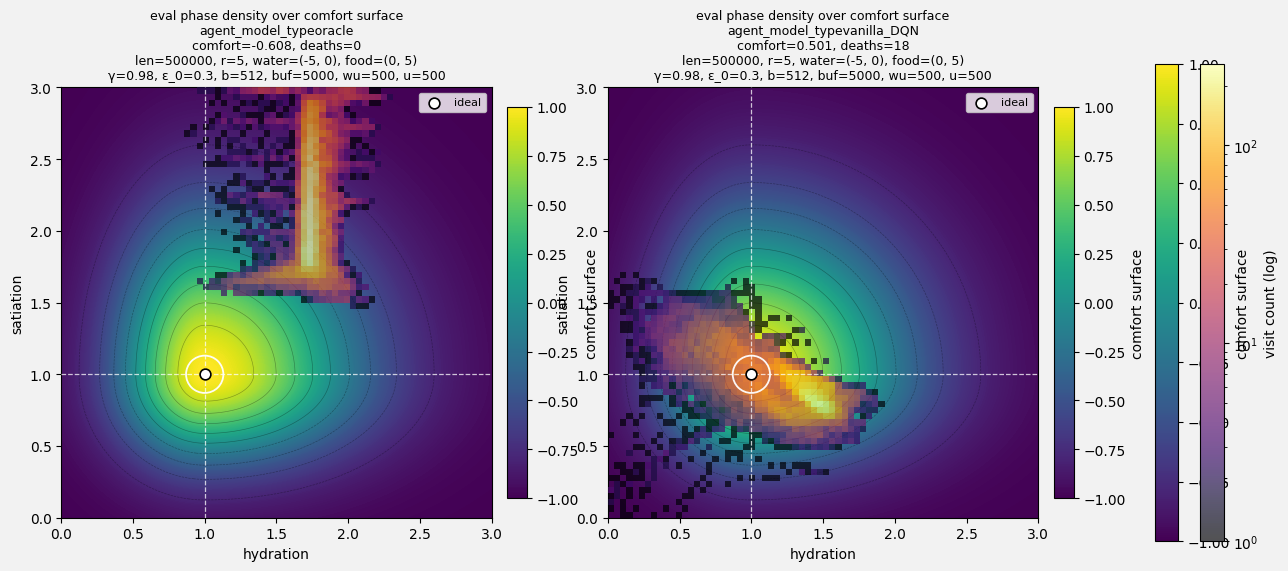
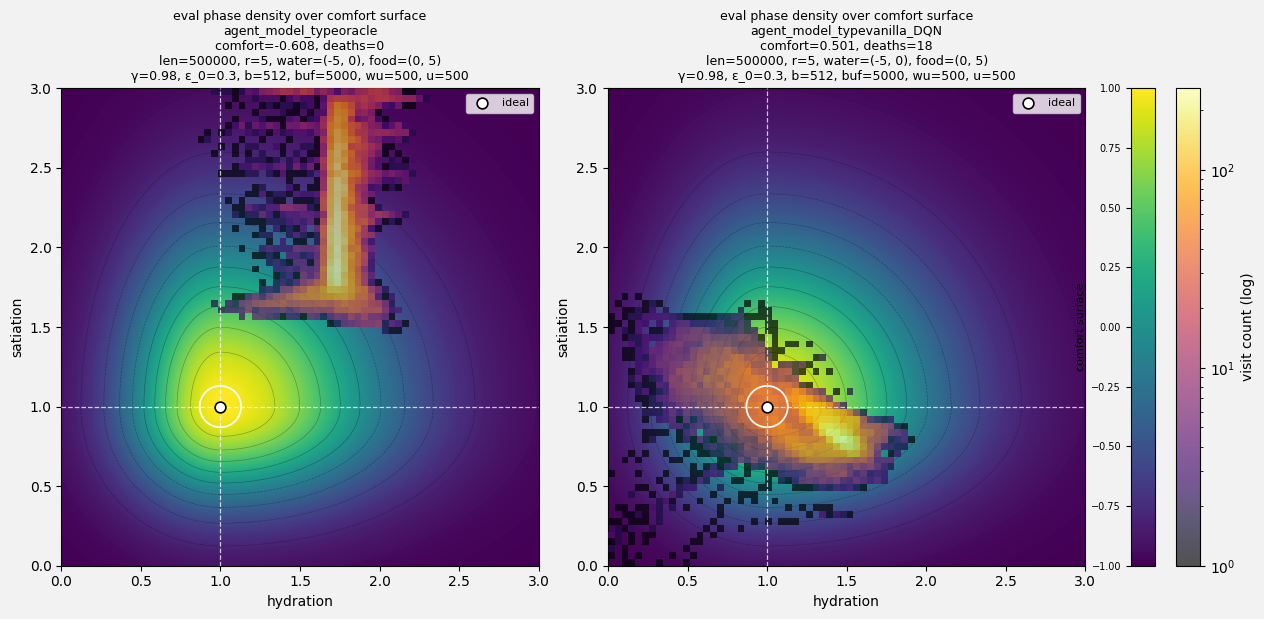
Code edit (unified diff) that turned the first committed figure into the second:
--- before
+++ after
@@ -164,6 +164,9 @@
 
     cbar_s = fig.colorbar(surf_m, cax=cax_surf)
-    cbar_s.set_label("comfort surface")
+    cbar_s.ax.yaxis.set_ticks_position('left')
+    cbar_s.ax.yaxis.set_label_position('left')
+    cbar_s.set_label("comfort surface", fontsize=8)
     cbar_s.set_ticks(np.linspace(-1, 1, 9))
+    cbar_s.ax.tick_params(labelsize=7)
 
     if dens_m is not None:

Commit: stray unstaged commit..